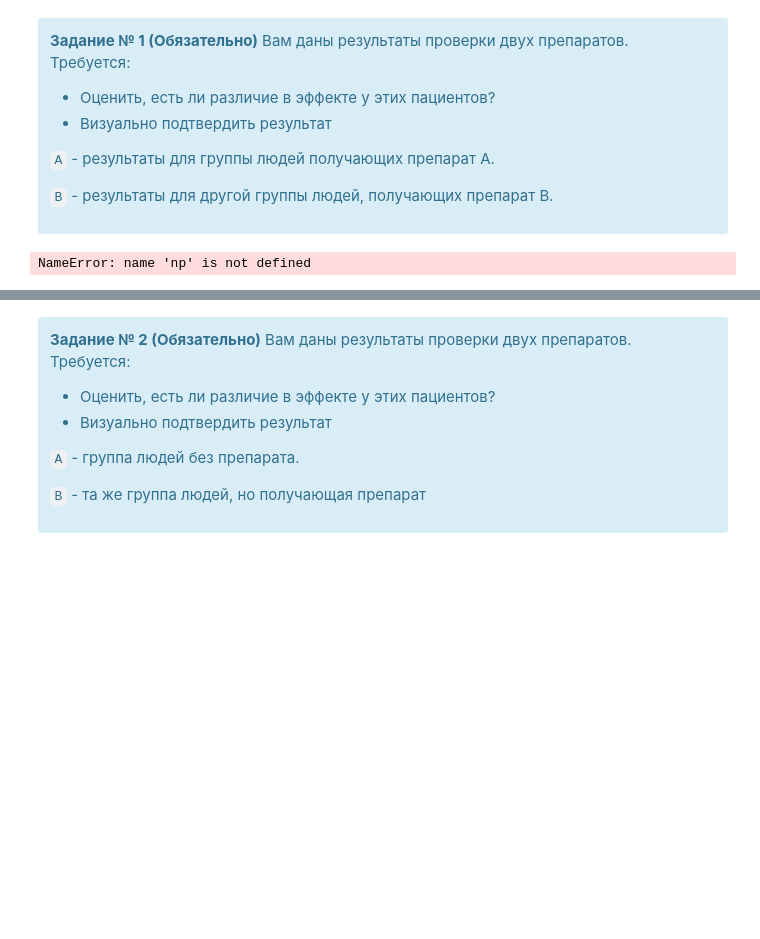
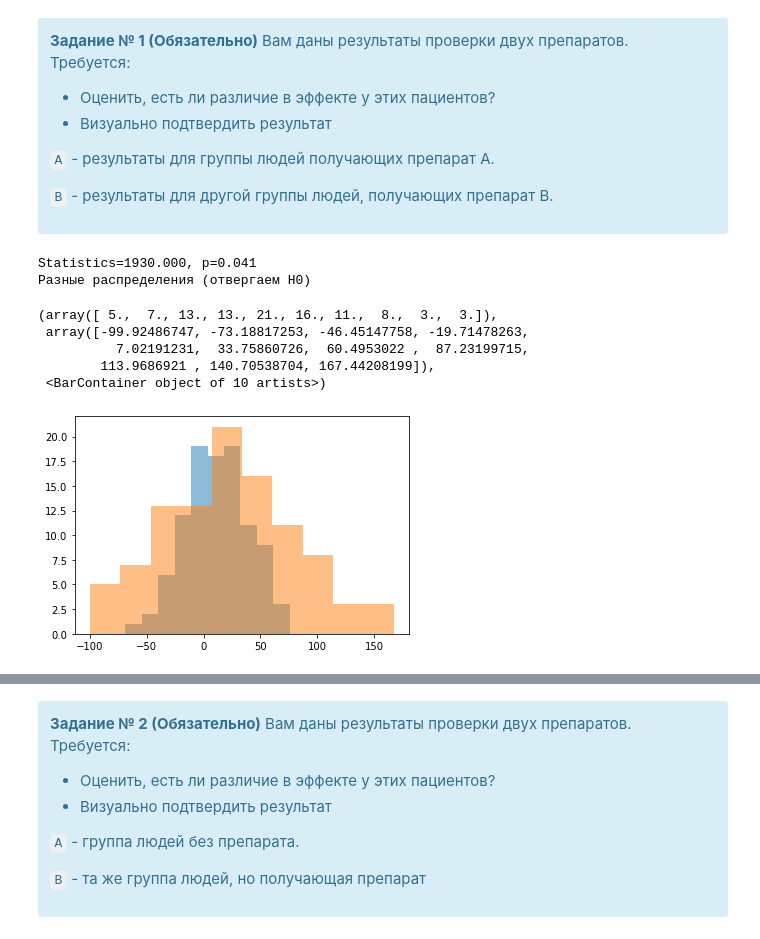
Before and after one commit to WNick-main/netology, a Jupyter notebook: HW-20.ipynb, the cells around one changed output, grey strips where cells are left out. Cells and saved outputs as stored; diff of their text form; code cells hidden in the pictures; blank space fills up the shorter version.

```diff
--- a/HW-20.ipynb
+++ b/HW-20.ipynb
@@ -35,6 +35,24 @@ np.random.seed(11)
 A = stats.norm.rvs(scale=30, loc=11, size=100)
 B = A + stats.norm.rvs(scale=54, loc=11, size=100)
 
-# Ваш код.
+stat, p = stats.wilcoxon(A, B)
+print('Statistics=%.3f, p=%.3f' % (stat, p))
+# interpret
+alpha = 0.05
+if p > alpha:
+    print('Одинаковые распределения (не отвергаем H0)')
+else:
+    print('Разные распределения (отвергаем H0)')
 # %% [output]
-NameError: name 'np' is not defined
+Statistics=1930.000, p=0.041
+Разные распределения (отвергаем H0)
+# %%
+plt.hist(A,alpha=0.5)
+plt.hist(B,alpha=0.5)
+# %% [output]
+(array([ 5.,  7., 13., 13., 21., 16., 11.,  8.,  3.,  3.]),
+ array([-99.92486747, -73.18817253, -46.45147758, -19.71478263,
+          7.02191231,  33.75860726,  60.4953022 ,  87.23199715,
+        113.9686921 , 140.70538704, 167.44208199]),
+ <BarContainer object of 10 artists>)
+[figure, added]
```
Also changed, not shown: parts of 31 cells of this notebook, 1 other file.
